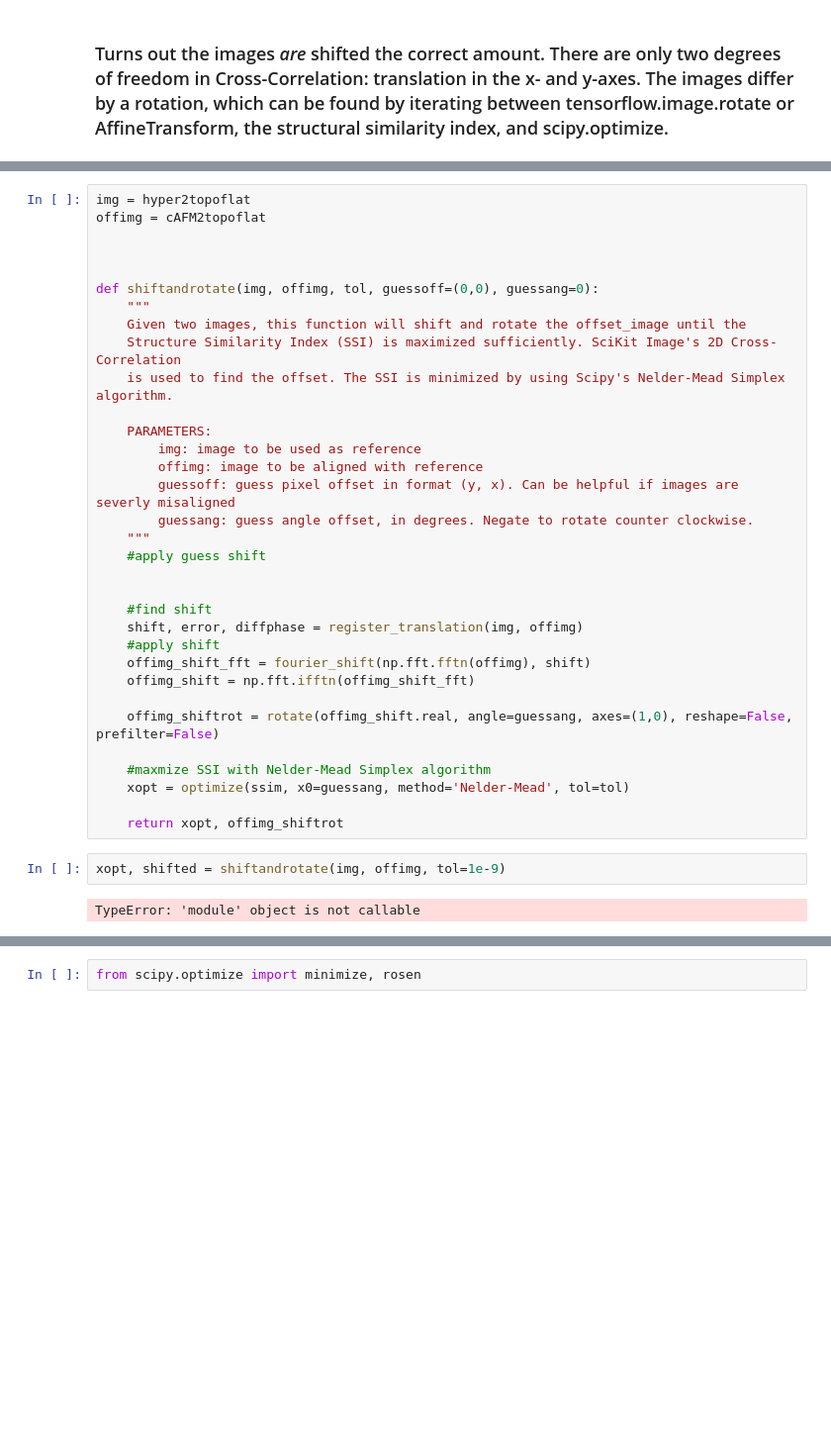
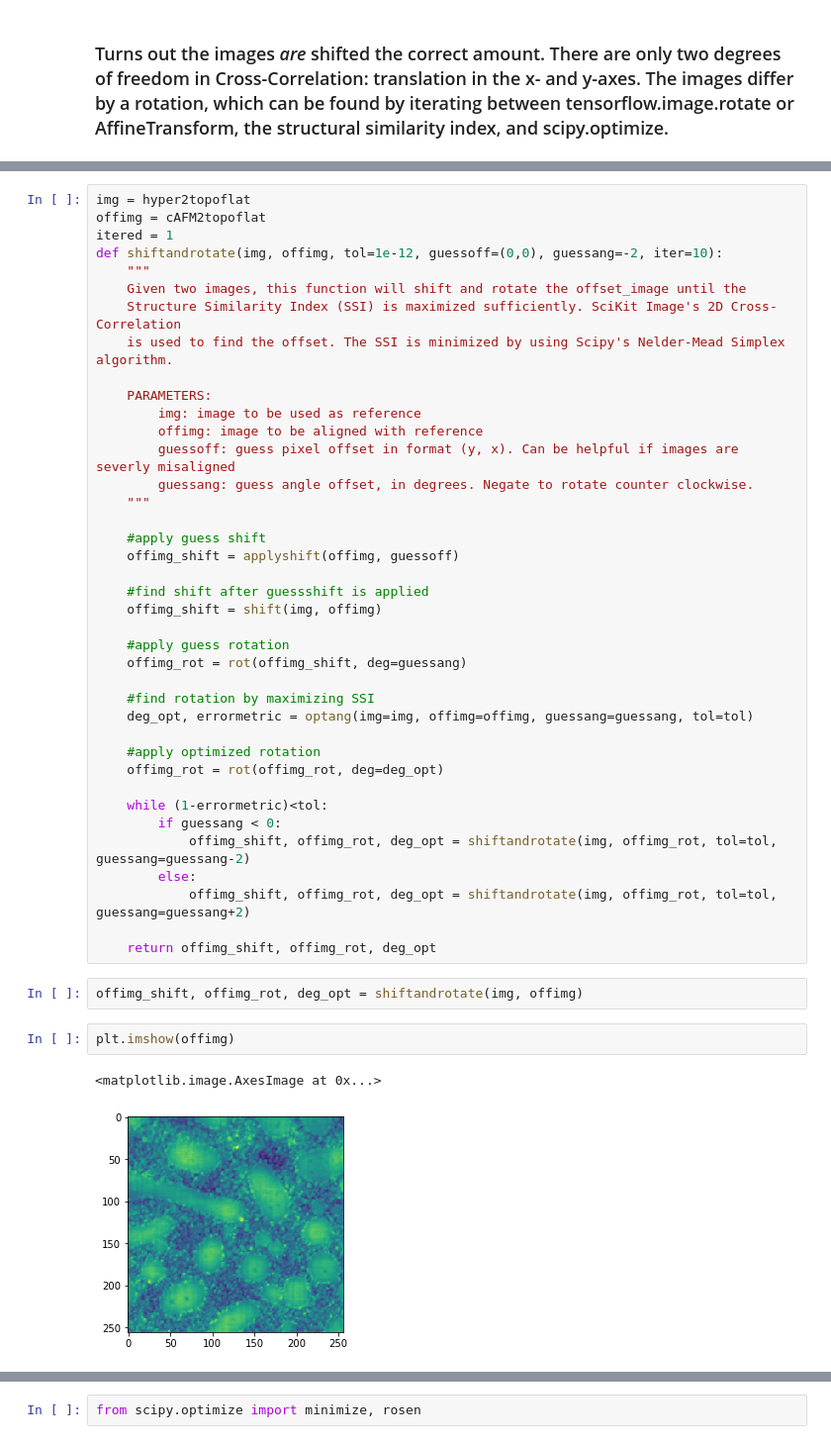
Before and after one commit to kongjy/hyperAFM, a Jupyter notebook: Notebooks/ImageAlignment.ipynb, the cells around one changed output, grey strips where cells are left out. Shown at 99% size. Saved outputs shown, nothing was run; the diff lists cells and outputs as text; blank space fills up the shorter version.

Commit message:
automated image alignement using scipy's optimization function and structural similarity index.

```diff
--- a/Notebooks/ImageAlignment.ipynb
+++ b/Notebooks/ImageAlignment.ipynb
@@ -641,10 +657,8 @@ def ssim(guessang):
 # %%
 img = hyper2topoflat
 offimg = cAFM2topoflat
-
-
-
-def shiftandrotate(img, offimg, tol, guessoff=(0,0), guessang=0):
+itered = 1
+def shiftandrotate(img, offimg, tol=1e-12, guessoff=(0,0), guessang=-2, iter=10):
     """
     Given two images, this function will shift and rotate the offset_image until the
     Structure Similarity Index (SSI) is maximized sufficiently. SciKit Image's 2D Cross-Correlation
@@ -656,22 +670,33 @@ def shiftandrotate(img, offimg, tol, guessoff=(0,0), guessang=0):
         guessoff: guess pixel offset in format (y, x). Can be helpful if images are severly misaligned
         guessang: guess angle offset, in degrees. Negate to rotate counter clockwise.
     """
+
     #apply guess shift
+    offimg_shift = applyshift(offimg, guessoff)
 
+    #find shift after guessshift is applied
+    offimg_shift = shift(img, offimg)
 
-    #find shift
-    shift, error, diffphase = register_translation(img, offimg)
-    #apply shift
-    offimg_shift_fft = fourier_shift(np.fft.fftn(offimg), shift)
-    offimg_shift = np.fft.ifftn(offimg_shift_fft)
+    #apply guess rotation
+    offimg_rot = rot(offimg_shift, deg=guessang)
 
-    offimg_shiftrot = rotate(offimg_shift.real, angle=guessang, axes=(1,0), reshape=False, prefilter=False)
+    #find rotation by maximizing SSI
+    deg_opt, errormetric = optang(img=img, offimg=offimg, guessang=guessang, tol=tol)
 
-    #maxmize SSI with Nelder-Mead Simplex algorithm
-    xopt = optimize(ssim, x0=guessang, method='Nelder-Mead', tol=tol)
+    #apply optimized rotation
+    offimg_rot = rot(offimg_rot, deg=deg_opt)
 
-    return xopt, offimg_shiftrot
+    while (1-errormetric)<tol:
+        if guessang < 0:
+            offimg_shift, offimg_rot, deg_opt = shiftandrotate(img, offimg_rot, tol=tol, guessang=guessang-2)
+        else:
+            offimg_shift, offimg_rot, deg_opt = shiftandrotate(img, offimg_rot, tol=tol, guessang=guessang+2)
+
+    return offimg_shift, offimg_rot, deg_opt
-# %%
-xopt, shifted = shiftandrotate(img, offimg, tol=1e-9)
-# %% [output]
-TypeError: 'module' object is not callable
+# %%
+offimg_shift, offimg_rot, deg_opt = shiftandrotate(img, offimg)
+# %%
+plt.imshow(offimg)
+# %% [output]
+<matplotlib.image.AxesImage at 0x...>
+[figure, added]
```
Also changed, not shown: parts of 25 cells of this notebook.
